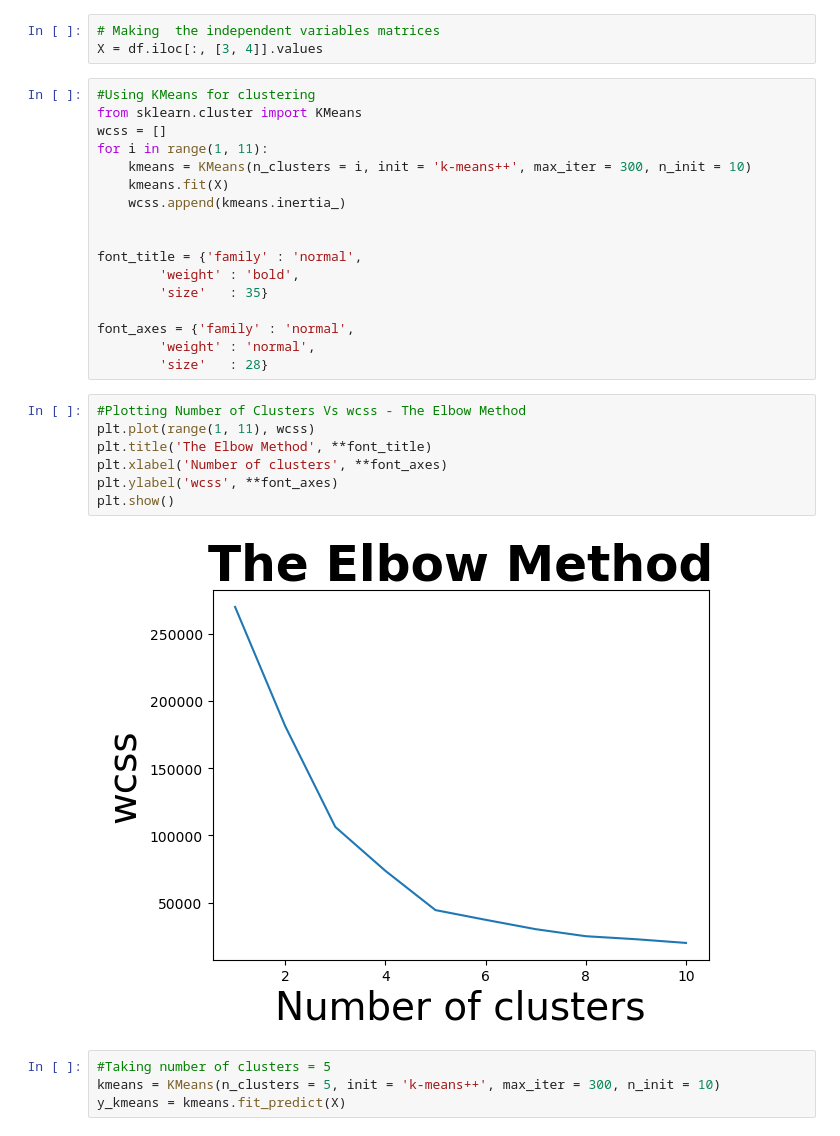
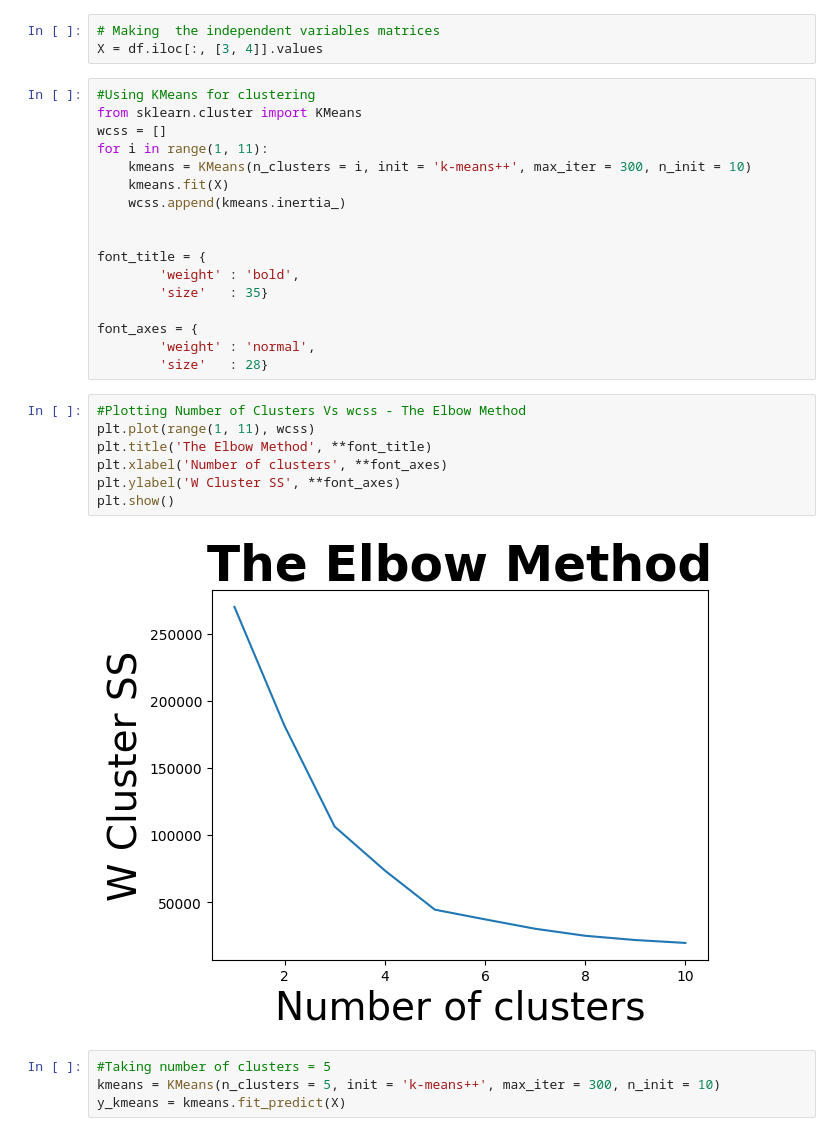
Before and after one commit to Thorne-Musau/internsavy, a Jupyter notebook: kmeans.ipynb, the cells around one changed output. Cells and saved outputs as stored; diff of their text form.

```diff
--- a/kmeans.ipynb
+++ b/kmeans.ipynb
@@ -50,22 +63,22 @@ for i in range(1, 11):
     wcss.append(kmeans.inertia_)
 
 
-font_title = {'family' : 'normal',
+font_title = {
         'weight' : 'bold',
         'size'   : 35}
 
-font_axes = {'family' : 'normal',
+font_axes = {
         'weight' : 'normal',
         'size'   : 28}
 # %%
 #Plotting Number of Clusters Vs wcss - The Elbow Method
 plt.plot(range(1, 11), wcss)
 plt.title('The Elbow Method', **font_title)
 plt.xlabel('Number of clusters', **font_axes)
-plt.ylabel('wcss', **font_axes)
+plt.ylabel('W Cluster SS', **font_axes)
 plt.show()
 # %% [output]
-[figure, old version]
+[figure, new version]
 # %%
 #Taking number of clusters = 5
 kmeans = KMeans(n_clusters = 5, init = 'k-means++', max_iter = 300, n_init = 10)
```
Also changed, not shown: parts of 6 cells of this notebook.
